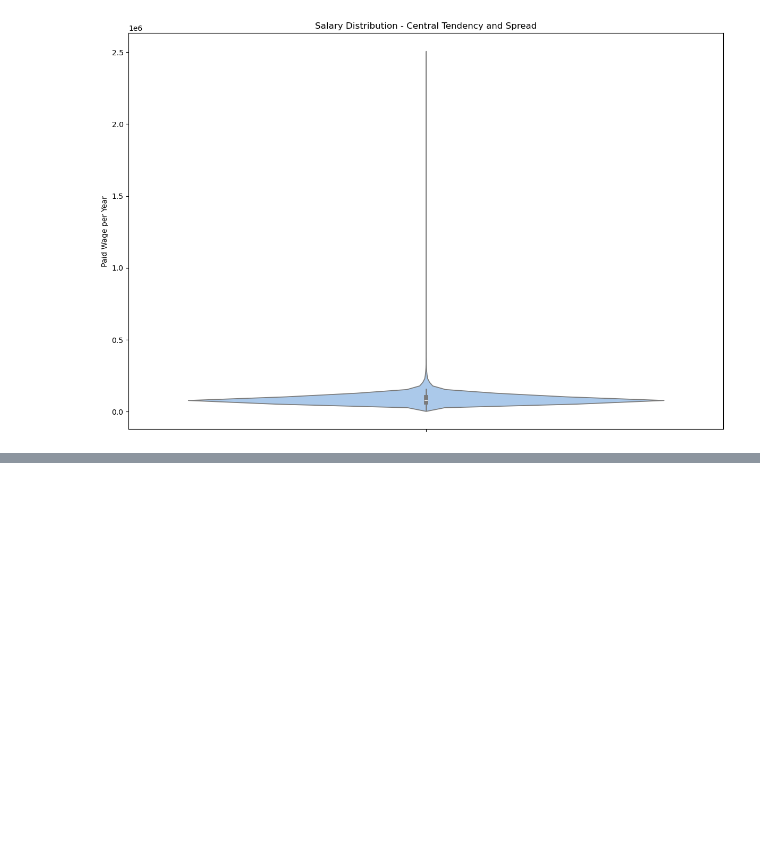
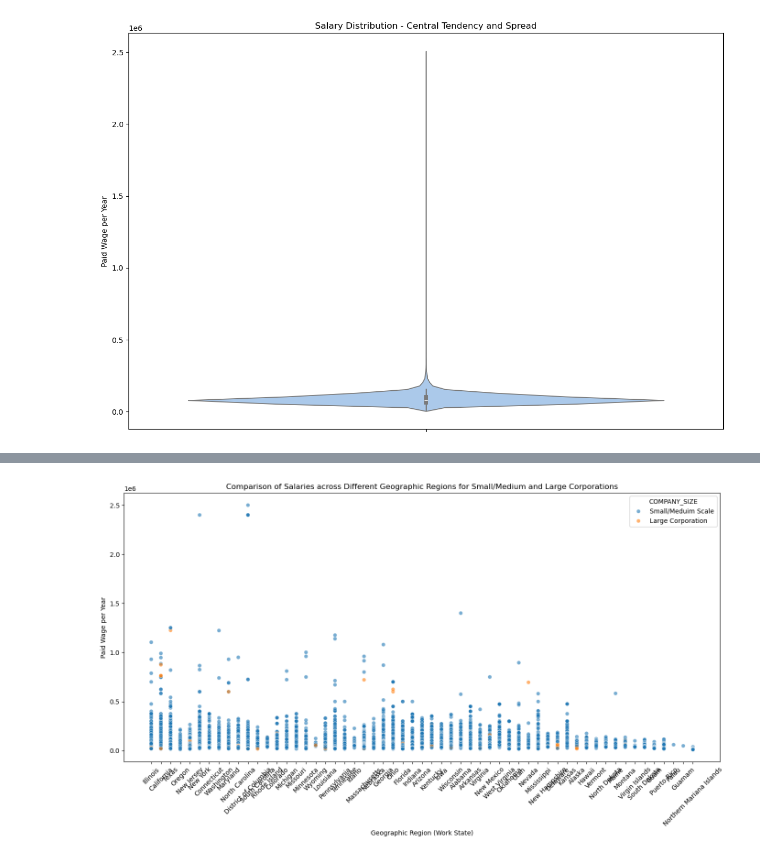
Before and after one commit to ReeseWatkinsNelson/GroupProject, a Jupyter notebook: salary_work_in_progress/Kshitij.ipynb, the cells around one changed output, grey strips where cells are left out. Cells and saved outputs as stored; diff of their text form; code cells hidden in the pictures; blank space fills up the shorter version.

```diff
--- a/salary_work_in_progress/Kshitij.ipynb
+++ b/salary_work_in_progress/Kshitij.ipynb
@@ -206,0 +270,14 @@ Passing `palette` without assigning `hue` is deprecated and will be removed in v
+# %%
+if 'WORK_STATE' in salary_df.columns:
+    plt.figure(figsize=(14, 8))
+    sns.scatterplot(data=salary_df, x='WORK_STATE', y='PAID_WAGE_PER_YEAR', hue='COMPANY_SIZE', alpha=0.6)
+    plt.xlabel('Geographic Region (Work State)')
+    plt.ylabel('Paid Wage per Year')
+    plt.title('Comparison of Salaries across Different Geographic Regions for Small/Medium and Large Corporations')
+    plt.xticks(rotation=45)
+    plt.tight_layout()
+    plt.show()
+else:
+    print("The column 'WORK_STATE' does not exist in the dataset.")
+# %% [output]
+[figure, added]
```
Also changed, not shown: parts of 4 cells of this notebook.
